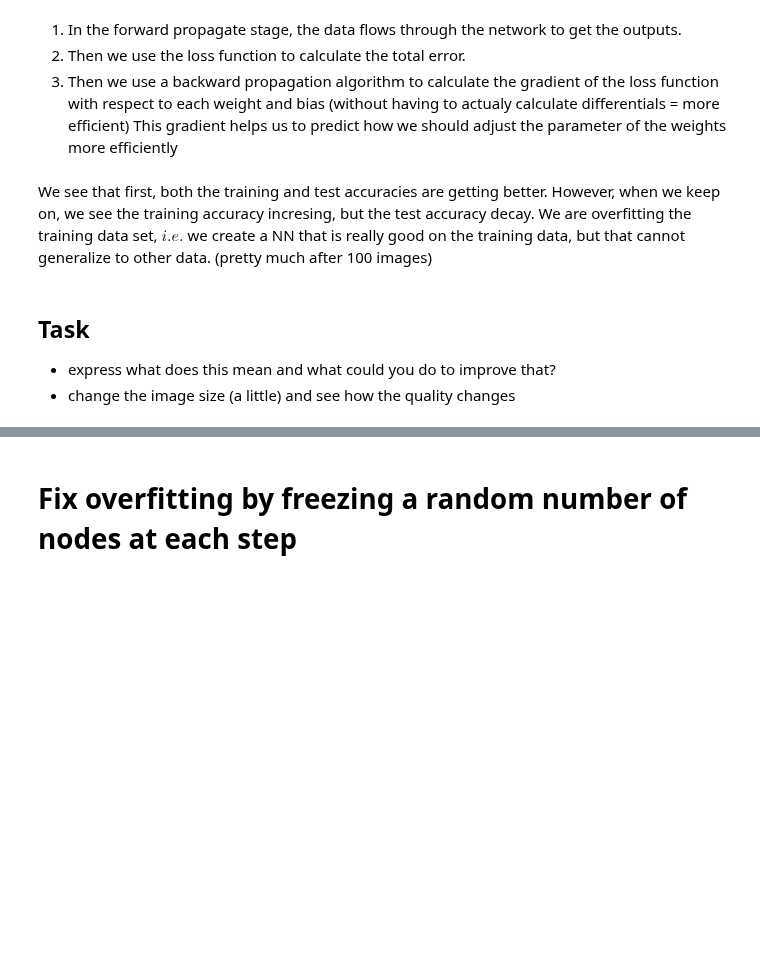
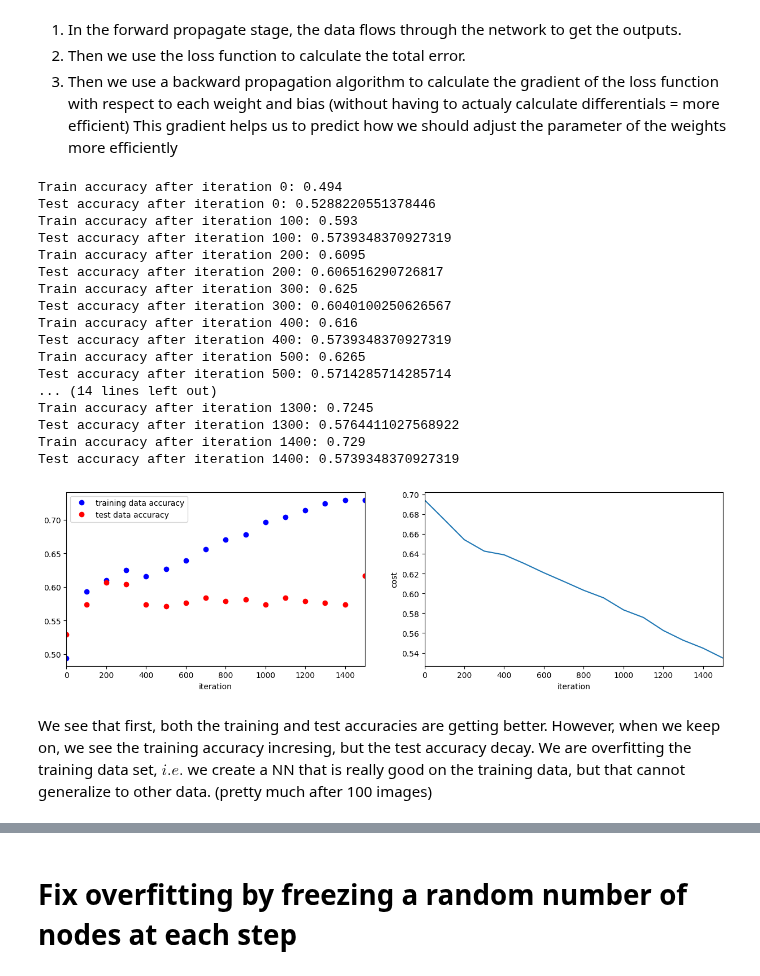
Before and after one commit to myngoc-trg/BERN02---Computational-Science-Reproducible-Data-Science-and-Statistical-Learning, a Jupyter notebook: Labs/Neural_Networks/NeuralNetworks_1.ipynb, the cells around one changed output, grey strips where cells are left out. Saved outputs shown, nothing was run; the diff lists cells and outputs as text; code cells hidden in the pictures; blank space fills up the shorter version.

```diff
--- a/Labs/Neural_Networks/NeuralNetworks_1.ipynb
+++ b/Labs/Neural_Networks/NeuralNetworks_1.ipynb
@@ -48,7 +53,7 @@ else:
 #We create two empty lists to store the data (the images) and the labels (0 if bird, 1 if dog)
 data=[]
 labels=[]
-image_size=32
+image_size=28
 #We now load the data into the notebook from the folder on your computer
 for filename in os.listdir(os.sep.join([path_to_files,'bird'])):
     labels.append(0)
@@ -296,24 +326,39 @@ def two_layer_model(X, Y, layers_dims, learning_rate = 0.05, num_iterations = 50
     else:
         return parameters,accuracy_train,accuracy_test,costs
 # %%
-if 0:#activate to run
+if 1:#activate to run
     n_iter=1500
     print_cost_every=100
     parameters,accuracy_train,accuracy_test,costs = two_layer_model(train_x_flatten, train_y, layers_dims = (n_x, n_h, n_y), num_iterations = n_iter, print_cost_every=print_cost_every)
 
     #plot the output
     fig,ax=plt.subplots(1,2,figsize=(15,4))
     x=np.arange(0,n_iter+print_cost_every,print_cost_every)
     ax[1].plot(x,costs)
     ax[1].set_ylabel('cost')
     ax[0].plot(x,np.squeeze(accuracy_train),'bo',label='training data accuracy')
     ax[0].plot(x,np.squeeze(accuracy_test),'ro',label='test data accuracy')
     ax[0].set_xlabel('iteration');ax[1].set_xlabel('iteration')
     ax[0].set_xlim(0,n_iter);ax[1].set_xlim(0,n_iter)
     ax[0].legend()
+# %% [output]
+Train accuracy after iteration 0: 0.494
+Test accuracy after iteration 0: 0.5288220551378446
+Train accuracy after iteration 100: 0.593
+Test accuracy after iteration 100: 0.5739348370927319
+Train accuracy after iteration 200: 0.6095
+Test accuracy after iteration 200: 0.606516290726817
+Train accuracy after iteration 300: 0.625
+Test accuracy after iteration 300: 0.6040100250626567
+Train accuracy after iteration 400: 0.616
+Test accuracy after iteration 400: 0.5739348370927319
+Train accuracy after iteration 500: 0.6265
+Test accuracy after iteration 500: 0.5714285714285714
+... (14 lines left out)
+Train accuracy after iteration 1300: 0.7245
+Test accuracy after iteration 1300: 0.5764411027568922
+Train accuracy after iteration 1400: 0.729
+Test accuracy after iteration 1400: 0.5739348370927319
+[figure, added]
 # %% [markdown]
 We see that first, both the training and test accuracies are getting better. However, when we keep on, we see the training accuracy incresing, but the test accuracy decay. We are overfitting the training data set, $\textit{i.e.}$ we create a NN that is really good on the training data, but that cannot generalize to other data. (pretty much after 100 images)
-# %% [markdown]
-## Task
-* express what does this mean and what could you do to improve that?
-* change the image size (a little) and see how the quality changes
```
Also changed, not shown: parts of 11 cells of this notebook.
